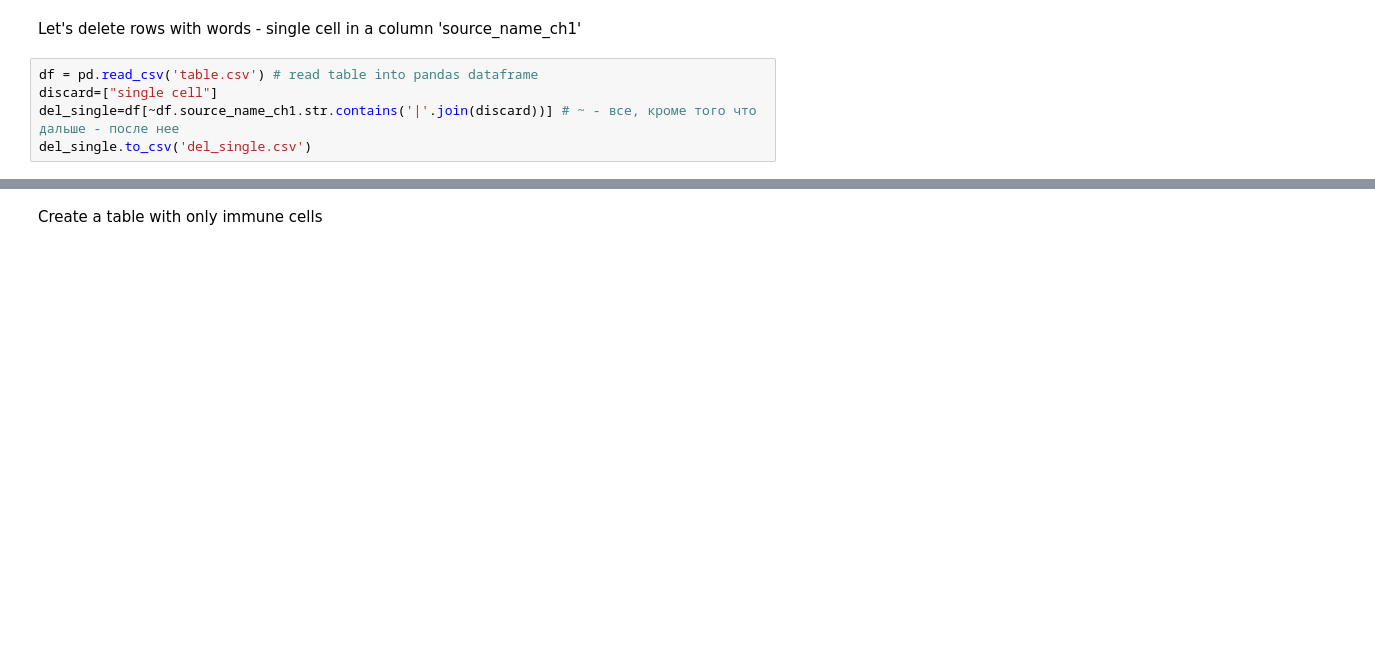
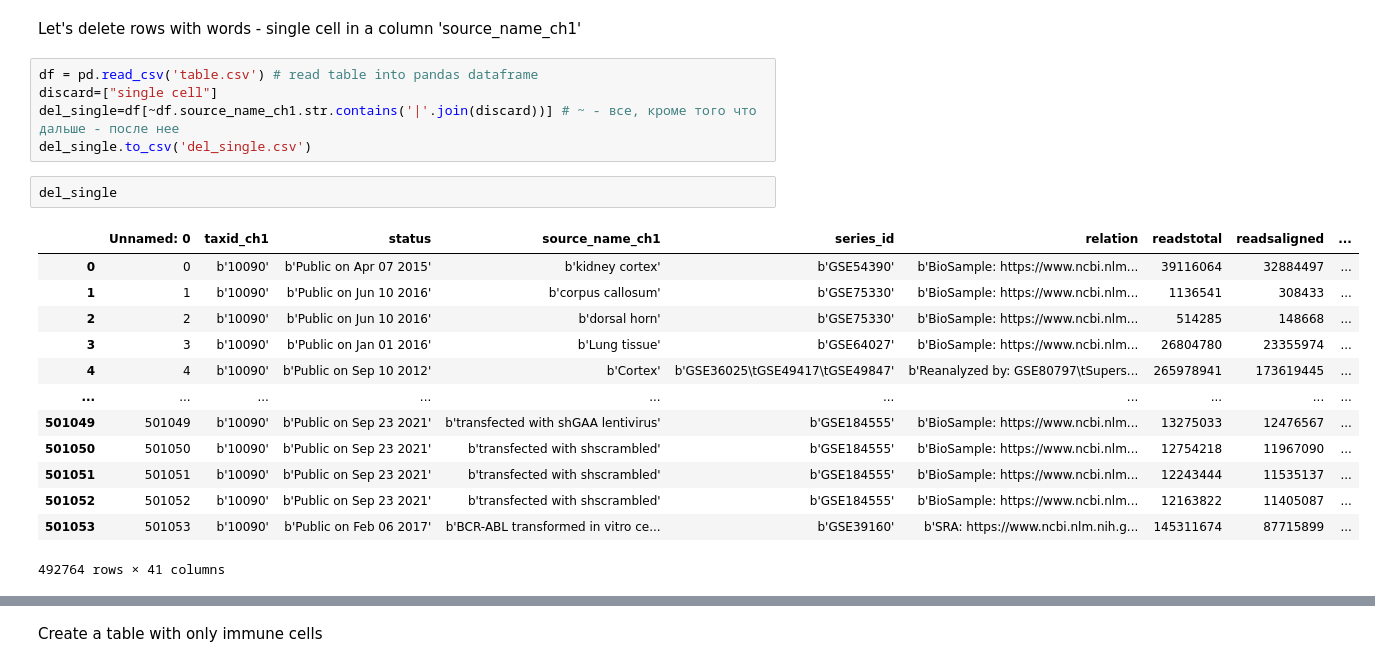
Before and after one commit to Pavelragnus/lebedev_pv, a Jupyter notebook: Project.ipynb, the cells around one changed output, grey strips where cells are left out. Drawn from its saved outputs; the diff is of its cells as text; blank space fills up the shorter version.

```diff
--- a/Project.ipynb
+++ b/Project.ipynb
@@ -147,6 +124,22 @@ df = pd.read_csv('table.csv') # read table into pandas dataframe
 discard=["single cell"]
 del_single=df[~df.source_name_ch1.str.contains('|'.join(discard))] # ~ - все, кроме того что дальше - после нее
 del_single.to_csv('del_single.csv')
+# %%
+del_single
+# %% [output]
+|  | Unnamed: 0 | taxid_ch1 | status | source_name_ch1 | series_id | relation | readstotal | readsaligned | ... |
+| 0 | 0 | b'10090' | b'Public on Apr 07 2015' | b'kidney cortex' | b'GSE54390' | b'BioSample: https://www.ncbi.nlm... | 39116064 | 32884497 | ... |
+| 1 | 1 | b'10090' | b'Public on Jun 10 2016' | b'corpus callosum' | b'GSE75330' | b'BioSample: https://www.ncbi.nlm... | 1136541 | 308433 | ... |
+| 2 | 2 | b'10090' | b'Public on Jun 10 2016' | b'dorsal horn' | b'GSE75330' | b'BioSample: https://www.ncbi.nlm... | 514285 | 148668 | ... |
+| 3 | 3 | b'10090' | b'Public on Jan 01 2016' | b'Lung tissue' | b'GSE64027' | b'BioSample: https://www.ncbi.nlm... | 26804780 | 23355974 | ... |
+| 4 | 4 | b'10090' | b'Public on Sep 10 2012' | b'Cortex' | b'GSE36025\tGSE49417\tGSE49847' | b'Reanalyzed by: GSE80797\tSupers... | 265978941 | 173619445 | ... |
+| ... | ... | ... | ... | ... | ... | ... | ... | ... | ... |
+| 501049 | 501049 | b'10090' | b'Public on Sep 23 2021' | b'transfected with shGAA lentivirus' | b'GSE184555' | b'BioSample: https://www.ncbi.nlm... | 13275033 | 12476567 | ... |
+| 501050 | 501050 | b'10090' | b'Public on Sep 23 2021' | b'transfected with shscrambled' | b'GSE184555' | b'BioSample: https://www.ncbi.nlm... | 12754218 | 11967090 | ... |
+| 501051 | 501051 | b'10090' | b'Public on Sep 23 2021' | b'transfected with shscrambled' | b'GSE184555' | b'BioSample: https://www.ncbi.nlm... | 12243444 | 11535137 | ... |
+| 501052 | 501052 | b'10090' | b'Public on Sep 23 2021' | b'transfected with shscrambled' | b'GSE184555' | b'BioSample: https://www.ncbi.nlm... | 12163822 | 11405087 | ... |
+| 501053 | 501053 | b'10090' | b'Public on Feb 06 2017' | b'BCR-ABL transformed in vitro ce... | b'GSE39160' | b'SRA: https://www.ncbi.nlm.nih.g... | 145311674 | 87715899 | ... |
+492764 rows × 41 columns
 # %%
 print(len(df))
 print(table.head())
```
Also changed, not shown: parts of 33 cells of this notebook, 3 other files.
